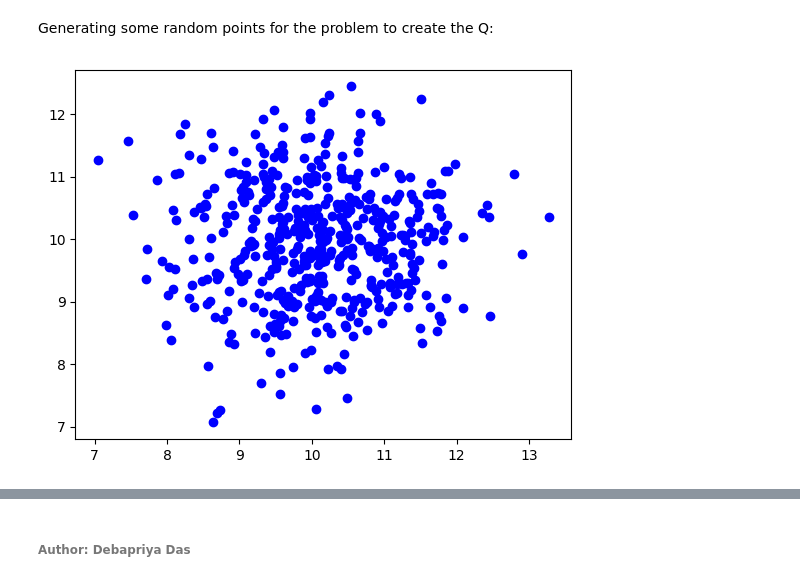
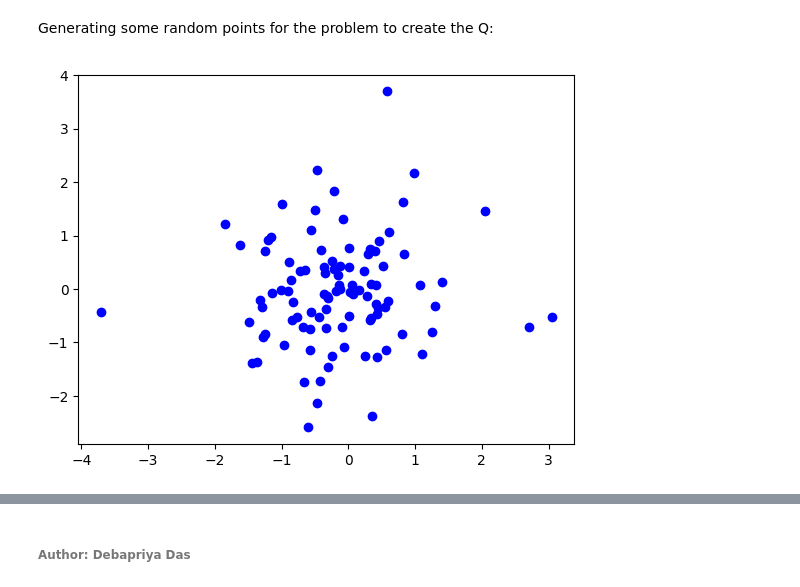
Before and after one commit to Debapriya-source/DAA_in_python, a Jupyter notebook: convex_hull.ipynb, the cells around one changed output, grey strips where cells are left out. Drawn from its saved outputs; the diff is of its cells as text; code cells hidden in the pictures.

```diff
--- a/convex_hull.ipynb
+++ b/convex_hull.ipynb
@@ -8,22 +8,30 @@ Generating some random points for the problem to create the Q:
 # %%
 import matplotlib.pyplot as plt
 import numpy as np
 
-n = 500
+n = 100
 
 X = np.random.randn(n)
 Y = np.random.randn(n)
 
 Q = []
 
+# centerX = 0
+# centerY = 0
+# radius = 10
+# theta = np.linspace(0, 2*np.pi, n)
+
 for i in range(n):
-    Q.append((X[i]+10,Y[i]+10))
+    # X = centerX + radius*np.cos(theta[i])
+    # Y = centerY + radius*np.sin(theta[i])
+    Q.append((X[i],Y[i]))
+    # Q.append((X,Y))
 
 
 plt.scatter([x for x,y in Q], [y for x,y in Q], color='blue')
 plt.show()
 # %% [output]
-[figure, old version]
+[figure, new version]
 # %%
 import math
 
```
Also changed, not shown: parts of 1 cell of this notebook.
